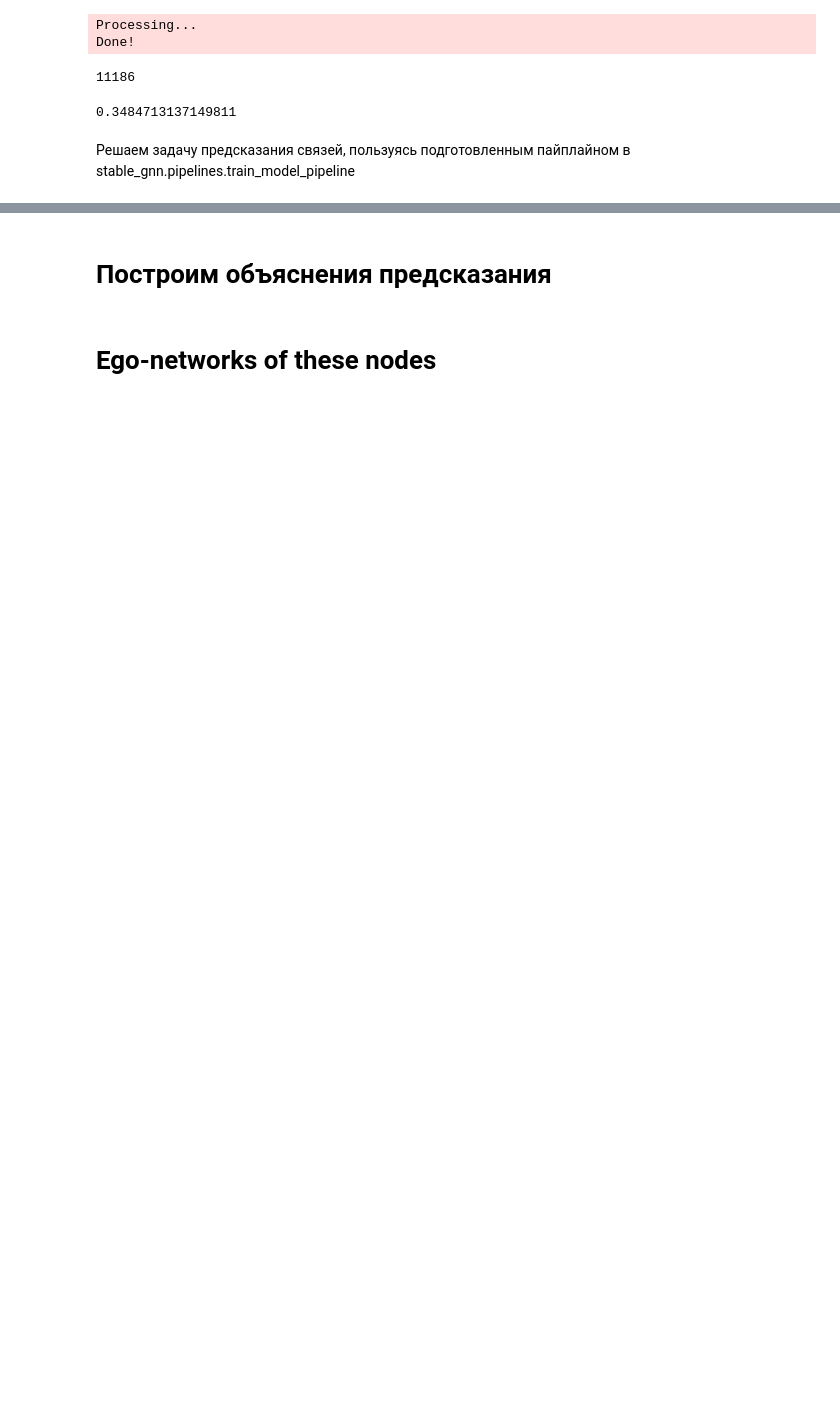
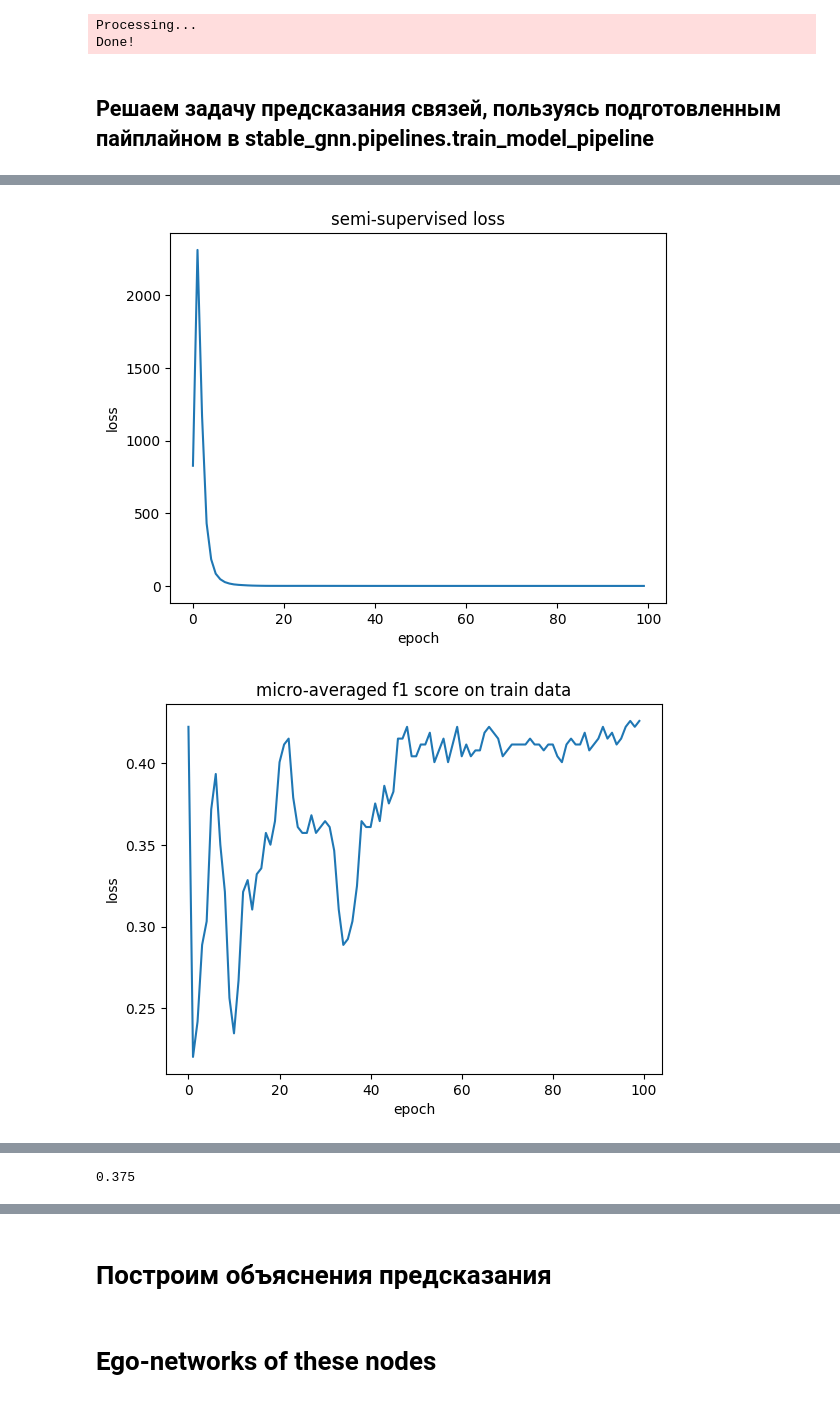
Before and after one commit to aimclub/StableGNN, a Jupyter notebook: tutorials/tutorial_node_classification.ipynb, the cells around one changed output, grey strips where cells are left out. Cells and saved outputs as stored; diff of their text form; code cells hidden in the pictures; blank space fills up the shorter version.

```diff
--- a/tutorials/tutorial_node_classification.ipynb
+++ b/tutorials/tutorial_node_classification.ipynb
@@ -16,16 +18,26 @@ from torch_geometric.utils import homophily
 # %%
 root = '../data_validation/'
 name='oil_fields'
+adjust_flag = False
 dataset = Graph(root=root + str(name), name=name, transform=T.NormalizeFeatures(),adjust_flag=False)
 data = dataset[0]
-len(data.edge_index[0])
 # %% [output]
 Processing...
 Done!
-11186
-# %%
-homophily(data.edge_index,data.y)
-# %% [output]
-0.3484713137149811
 # %% [markdown]
-Решаем задачу предсказания связей, пользуясь подготовленным пайплайном в stable_gnn.pipelines.train_model_pipeline
+## Решаем задачу предсказания связей, пользуясь подготовленным пайплайном в stable_gnn.pipelines.train_model_pipeline
+# %%
+results = pd.DataFrame(columns=['adjust_flag', 'ssl_flag','test accuracy']) # табличка c результатми решения задачи для различных конфигураций параметров включения самостоятельного обучения и уточнения структуры
+# %%
+device=torch.device('cuda' if torch.cuda.is_available() else 'cpu')
+
+loss_name='APP'
+ssl_flag = False
+
+optuna_training = TrainModelOptunaNC(data=dataset, device=device, ssl_flag=ssl_flag, loss_name=loss_name)
+params = optuna_training.run(number_of_trials=50)
+model_training = TrainModelNC(data=dataset, device=device, ssl_flag=ssl_flag, loss_name=loss_name)
+model, train_acc_mi, train_acc_ma, test_acc_mi, test_acc_ma = model_training.run(params, plot_training_procces=True)
+print(test_acc_mi)
+results=results.append(pd.Series([adjust_flag,ssl_flag,test_acc_mi],index=results.columns), ignore_index=True)
+# %% [output]
@@ -31,0 +61,2 @@ homophily(data.edge_index,data.y)
+[figure, added]
+[figure, added]
@@ -31,0 +64 @@ homophily(data.edge_index,data.y)
+0.375
```
Also changed, not shown: parts of 16 cells of this notebook, 4 other files.
